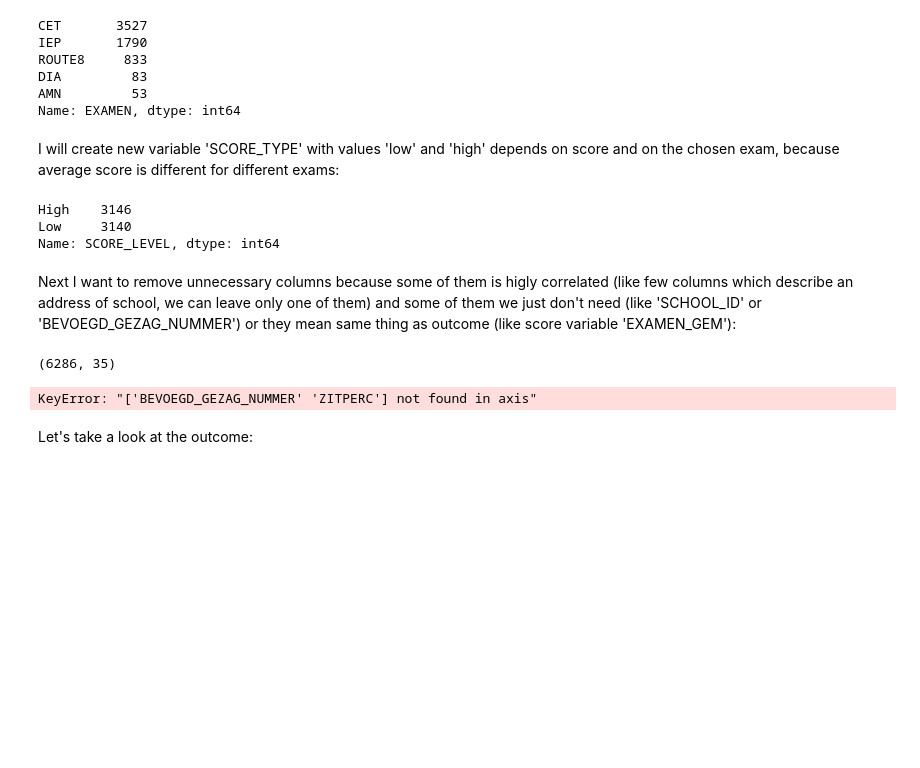
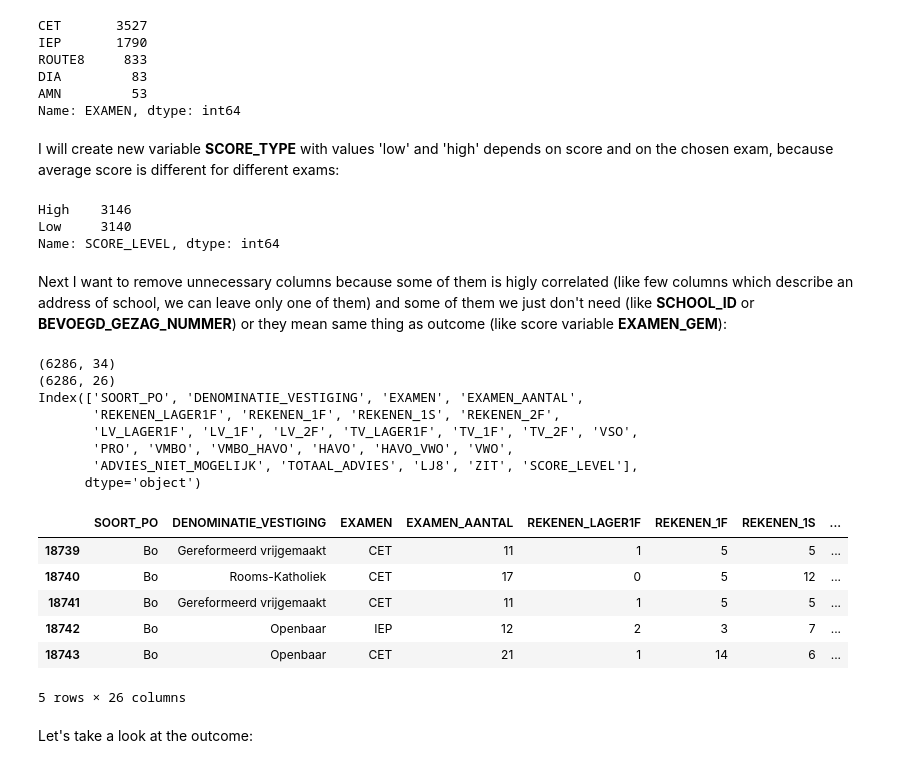
Before and after one commit to Bazinka/Bazinka.github.io, a Jupyter notebook: CET_score_classificator.ipynb, the cells around one changed output. Saved outputs shown, nothing was run; the diff lists cells and outputs as text; code cells hidden in the pictures; blank space fills up the shorter version.

```diff
--- a/CET_score_classificator.ipynb
+++ b/CET_score_classificator.ipynb
@@ -49,7 +49,7 @@ DIA         83
 AMN         53
 Name: EXAMEN, dtype: int64
 # %% [markdown]
-I will create new variable 'SCORE_TYPE' with values 'low' and 'high' depends on score and on the chosen exam, because average score is different for different exams:
+I will create new variable **SCORE_TYPE** with values 'low' and 'high' depends on score and on the chosen exam, because average score is different for different exams:
 # %%
 def get_type_score(row):
     result = "Low"
@@ -68,18 +68,31 @@ High    3146
 Low     3140
 Name: SCORE_LEVEL, dtype: int64
 # %% [markdown]
-Next I want to remove unnecessary columns because some of them is higly correlated (like few columns which describe an address of school, we can leave only one of them) and some of them we just don't need (like 'SCHOOL_ID' or 'BEVOEGD_GEZAG_NUMMER') or they mean same thing as outcome (like score variable 'EXAMEN_GEM'):
+Next I want to remove unnecessary columns because some of them is higly correlated (like few columns which describe an address of school, we can leave only one of them) and some of them we just don't need (like **SCHOOL_ID** or **BEVOEGD_GEZAG_NUMMER**) or they mean same thing as outcome (like score variable **EXAMEN_GEM**):
 # %%
-columns = ['EXAMEN_GEM', 'SCHOOL_ID', 'DATUM', 'INSTELLINGSNAAM_VESTIGING', 'POSTCODE_VESTIGING', 'PLAATSNAAM', 'GEMEENTENAAM',
-           'PROVINCIE']#, 'BEVOEGD_GEZAG_NUMMER', 'ZITPERC'
+columns = ['EXAMEN_GEM', 'SCHOOL_ID', 'DATUM', 'INSTELLINGSNAAM_VESTIGING', 'POSTCODE_VESTIGING',
+           'PLAATSNAAM', 'GEMEENTENAAM', 'PROVINCIE']
 print(data_score.shape)
 data = data_score.drop(columns, 1)
 print(data.shape)
 print(data.columns)
 data.head()
 # %% [output]
-(6286, 35)
+(6286, 34)
+(6286, 26)
+Index(['SOORT_PO', 'DENOMINATIE_VESTIGING', 'EXAMEN', 'EXAMEN_AANTAL',
+       'REKENEN_LAGER1F', 'REKENEN_1F', 'REKENEN_1S', 'REKENEN_2F',
+       'LV_LAGER1F', 'LV_1F', 'LV_2F', 'TV_LAGER1F', 'TV_1F', 'TV_2F', 'VSO',
+       'PRO', 'VMBO', 'VMBO_HAVO', 'HAVO', 'HAVO_VWO', 'VWO',
+       'ADVIES_NIET_MOGELIJK', 'TOTAAL_ADVIES', 'LJ8', 'ZIT', 'SCORE_LEVEL'],
+      dtype='object')
+|  | SOORT_PO | DENOMINATIE_VESTIGING | EXAMEN | EXAMEN_AANTAL | REKENEN_LAGER1F | REKENEN_1F | REKENEN_1S | ... |
+| 18739 | Bo | Gereformeerd vrijgemaakt | CET | 11 | 1 | 5 | 5 | ... |
+| 18740 | Bo | Rooms-Katholiek | CET | 17 | 0 | 5 | 12 | ... |
+| 18741 | Bo | Gereformeerd vrijgemaakt | CET | 11 | 1 | 5 | 5 | ... |
+| 18742 | Bo | Openbaar | IEP | 12 | 2 | 3 | 7 | ... |
+| 18743 | Bo | Openbaar | CET | 21 | 1 | 14 | 6 | ... |
-KeyError: "['BEVOEGD_GEZAG_NUMMER' 'ZITPERC'] not found in axis"
+5 rows × 26 columns
 # %% [markdown]
 Let's take a look at the outcome:
 # %%
```
Also changed, not shown: parts of 14 cells of this notebook, 5 other files.
